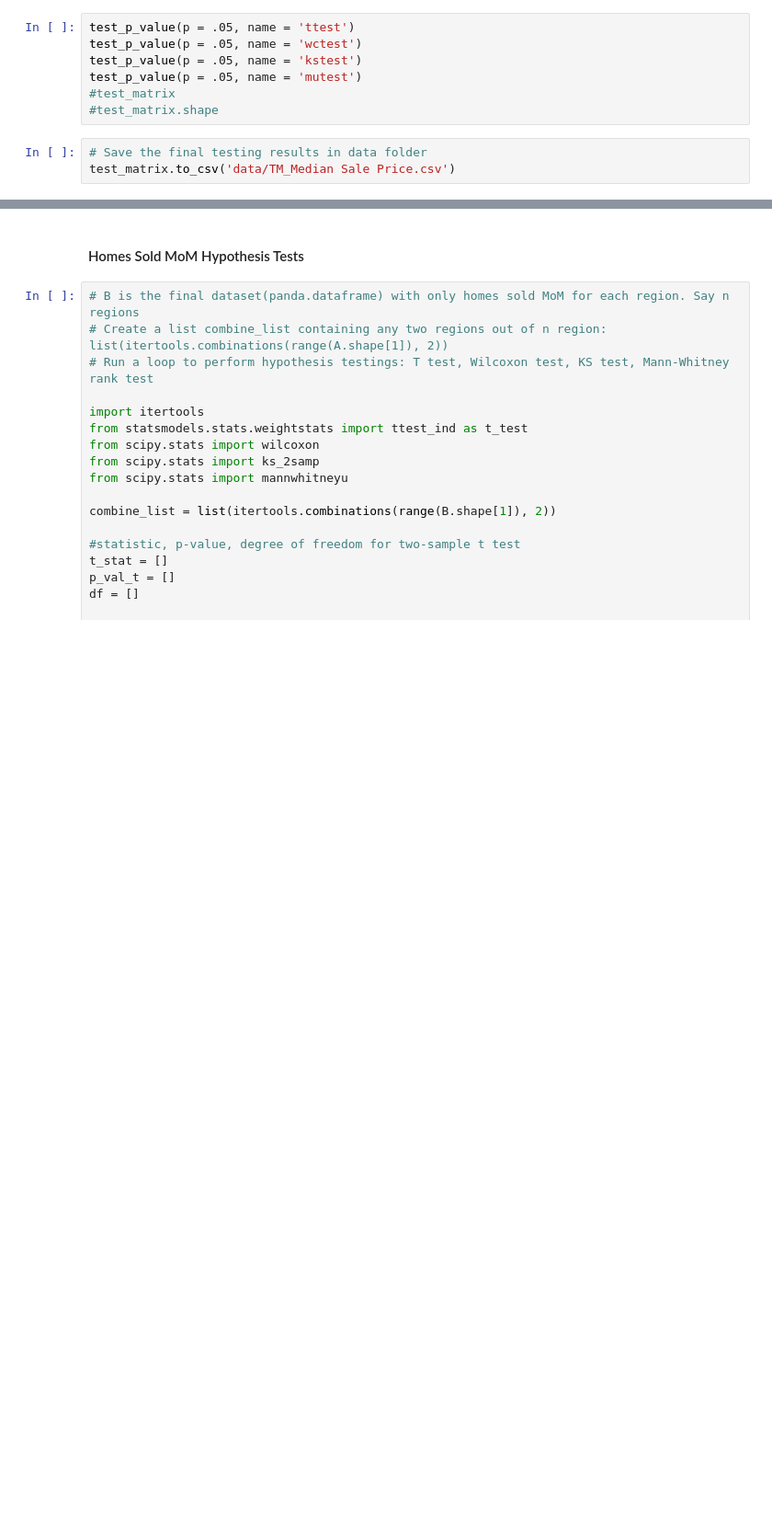
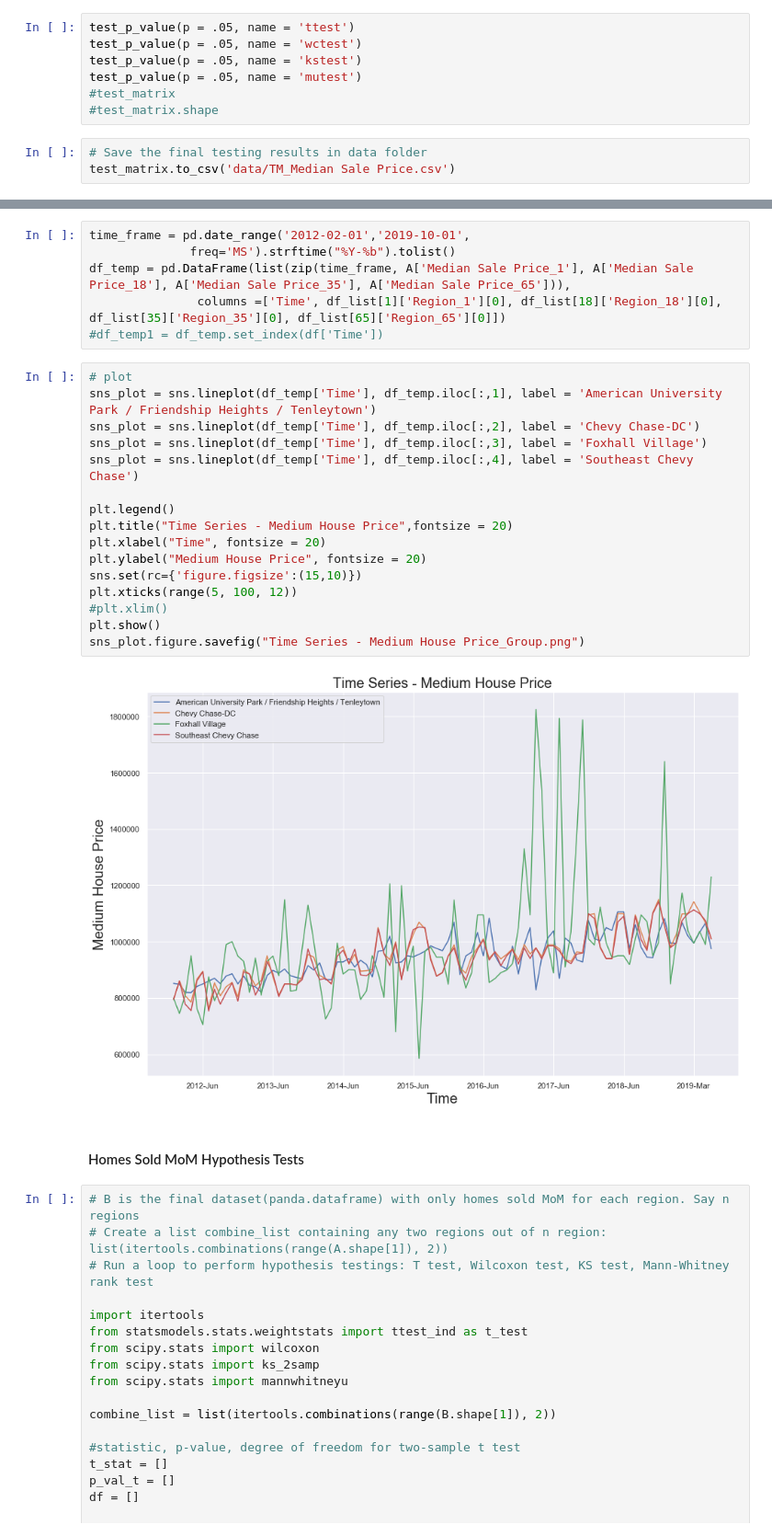
Before and after one commit to iuniorhsiung/mod3_project_DC_housing_price, a Jupyter notebook: DC_house_price_MasterFile.ipynb, the cells around one changed output, grey strips where cells are left out. Shown at 92% size. Saved outputs shown, nothing was run; the diff lists cells and outputs as text; blank space fills up the shorter version.

```diff
--- a/DC_house_price_MasterFile.ipynb
+++ b/DC_house_price_MasterFile.ipynb
@@ -179,3 +274,27 @@ plt.legend()
+# %%
+time_frame = pd.date_range('2012-02-01','2019-10-01',
+              freq='MS').strftime("%Y-%b").tolist()
+df_temp = pd.DataFrame(list(zip(time_frame, A['Median Sale Price_1'], A['Median Sale Price_18'], A['Median Sale Price_35'], A['Median Sale Price_65'])),
+               columns =['Time', df_list[1]['Region_1'][0], df_list[18]['Region_18'][0], df_list[35]['Region_35'][0], df_list[65]['Region_65'][0]])
+#df_temp1 = df_temp.set_index(df['Time'])
+# %%
+# plot
+sns_plot = sns.lineplot(df_temp['Time'], df_temp.iloc[:,1], label = 'American University Park / Friendship Heights / Tenleytown')
+sns_plot = sns.lineplot(df_temp['Time'], df_temp.iloc[:,2], label = 'Chevy Chase-DC')
+sns_plot = sns.lineplot(df_temp['Time'], df_temp.iloc[:,3], label = 'Foxhall Village')
+sns_plot = sns.lineplot(df_temp['Time'], df_temp.iloc[:,4], label = 'Southeast Chevy Chase')
+
+plt.legend()
+plt.title("Time Series - Medium House Price",fontsize = 20)
+plt.xlabel("Time", fontsize = 20)
+plt.ylabel("Medium House Price", fontsize = 20)
+sns.set(rc={'figure.figsize':(15,10)})
+plt.xticks(range(5, 100, 12))
+#plt.xlim()
+plt.show()
+sns_plot.figure.savefig("Time Series - Medium House Price_Group.png")
+# %% [output]
+[figure, added]
 # %% [markdown]
 #### Homes Sold MoM Hypothesis Tests
 # %%
```
Also changed, not shown: parts of 24 cells of this notebook, 3 other files.
